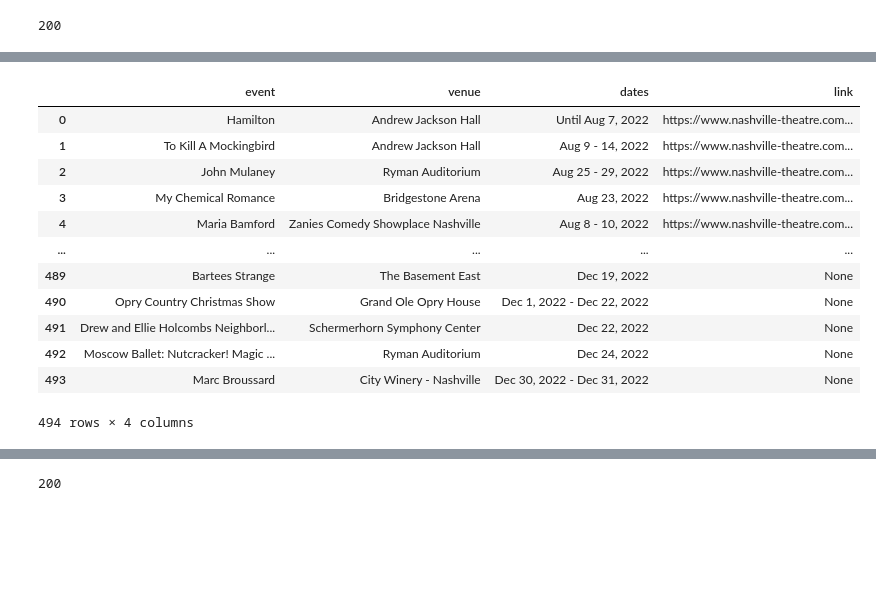
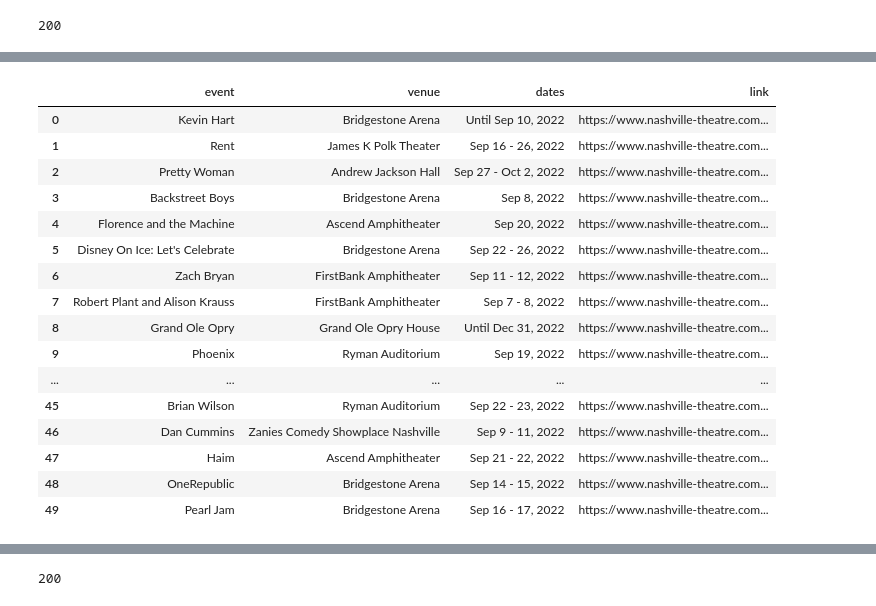
Before and after one commit to michaelcnorman/DDA7-Capstone-Michael, a Jupyter notebook: notebooks/Webscraping events.ipynb, the cells around one changed output, grey strips where cells are left out. Saved outputs shown, nothing was run; the diff lists cells and outputs as text; code cells hidden in the pictures; blank space fills up the shorter version.

```diff
--- a/notebooks/Webscraping events.ipynb
+++ b/notebooks/Webscraping events.ipynb
@@ -257,22 +250,26 @@ def getShows(month):
 # %%
 Shows_List = []
 
-for monthnum in range(8,13):
+for monthnum in range(9,13):
     Shows_List.extend(getShows(monthnum))
 # %%
 Shows_df = pd.DataFrame(Shows_List)
-Shows_df
+Shows_df.head(50)
 # %% [output]
 |  | event | venue | dates | link |
-| 0 | Hamilton | Andrew Jackson Hall | Until Aug 7, 2022 | https://www.nashville-theatre.com... |
-| 1 | To Kill A Mockingbird | Andrew Jackson Hall | Aug 9 - 14, 2022 | https://www.nashville-theatre.com... |
-| 2 | John Mulaney | Ryman Auditorium | Aug 25 - 29, 2022 | https://www.nashville-theatre.com... |
-| 3 | My Chemical Romance | Bridgestone Arena | Aug 23, 2022 | https://www.nashville-theatre.com... |
-| 4 | Maria Bamford | Zanies Comedy Showplace Nashville | Aug 8 - 10, 2022 | https://www.nashville-theatre.com... |
+| 0 | Kevin Hart | Bridgestone Arena | Until Sep 10, 2022 | https://www.nashville-theatre.com... |
+| 1 | Rent | James K Polk Theater | Sep 16 - 26, 2022 | https://www.nashville-theatre.com... |
+| 2 | Pretty Woman | Andrew Jackson Hall | Sep 27 - Oct 2, 2022 | https://www.nashville-theatre.com... |
+| 3 | Backstreet Boys | Bridgestone Arena | Sep 8, 2022 | https://www.nashville-theatre.com... |
+| 4 | Florence and the Machine | Ascend Amphitheater | Sep 20, 2022 | https://www.nashville-theatre.com... |
+| 5 | Disney On Ice: Let's Celebrate | Bridgestone Arena | Sep 22 - 26, 2022 | https://www.nashville-theatre.com... |
+| 6 | Zach Bryan | FirstBank Amphitheater | Sep 11 - 12, 2022 | https://www.nashville-theatre.com... |
+| 7 | Robert Plant and Alison Krauss | FirstBank Amphitheater | Sep 7 - 8, 2022 | https://www.nashville-theatre.com... |
+| 8 | Grand Ole Opry | Grand Ole Opry House | Until Dec 31, 2022 | https://www.nashville-theatre.com... |
+| 9 | Phoenix | Ryman Auditorium | Sep 19, 2022 | https://www.nashville-theatre.com... |
 | ... | ... | ... | ... | ... |
-| 489 | Bartees Strange | The Basement East | Dec 19, 2022 | None |
-| 490 | Opry Country Christmas Show | Grand Ole Opry House | Dec 1, 2022 - Dec 22, 2022 | None |
-| 491 | Drew and Ellie Holcombs Neighborl... | Schermerhorn Symphony Center | Dec 22, 2022 | None |
-| 492 | Moscow Ballet: Nutcracker! Magic ... | Ryman Auditorium | Dec 24, 2022 | None |
-| 493 | Marc Broussard | City Winery - Nashville | Dec 30, 2022 - Dec 31, 2022 | None |
+| 45 | Brian Wilson | Ryman Auditorium | Sep 22 - 23, 2022 | https://www.nashville-theatre.com... |
+| 46 | Dan Cummins | Zanies Comedy Showplace Nashville | Sep 9 - 11, 2022 | https://www.nashville-theatre.com... |
+| 47 | Haim | Ascend Amphitheater | Sep 21 - 22, 2022 | https://www.nashville-theatre.com... |
+| 48 | OneRepublic | Bridgestone Arena | Sep 14 - 15, 2022 | https://www.nashville-theatre.com... |
+| 49 | Pearl Jam | Bridgestone Arena | Sep 16 - 17, 2022 | https://www.nashville-theatre.com... |
-494 rows × 4 columns
```
Also changed, not shown: parts of 28 cells of this notebook, 1 other file.
